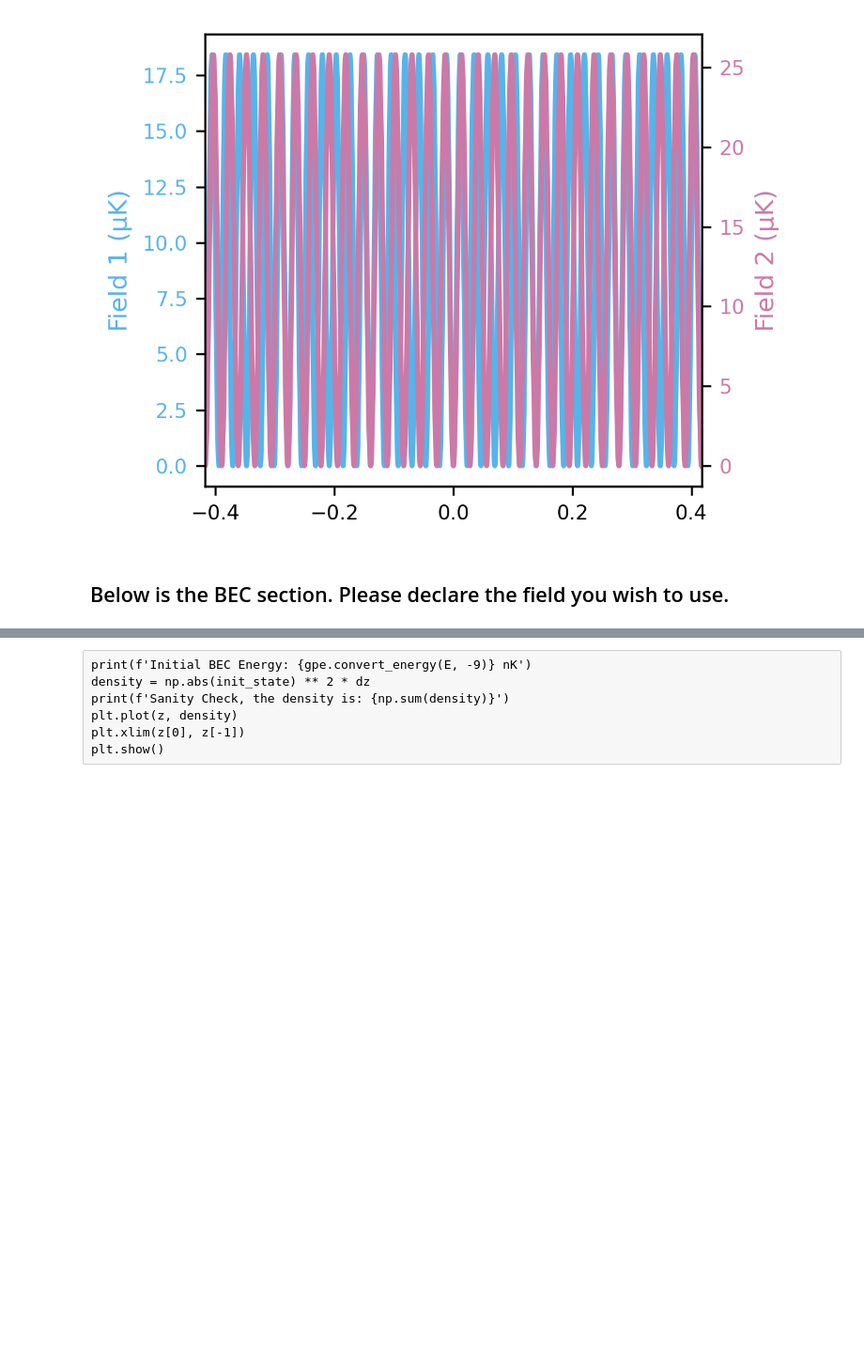
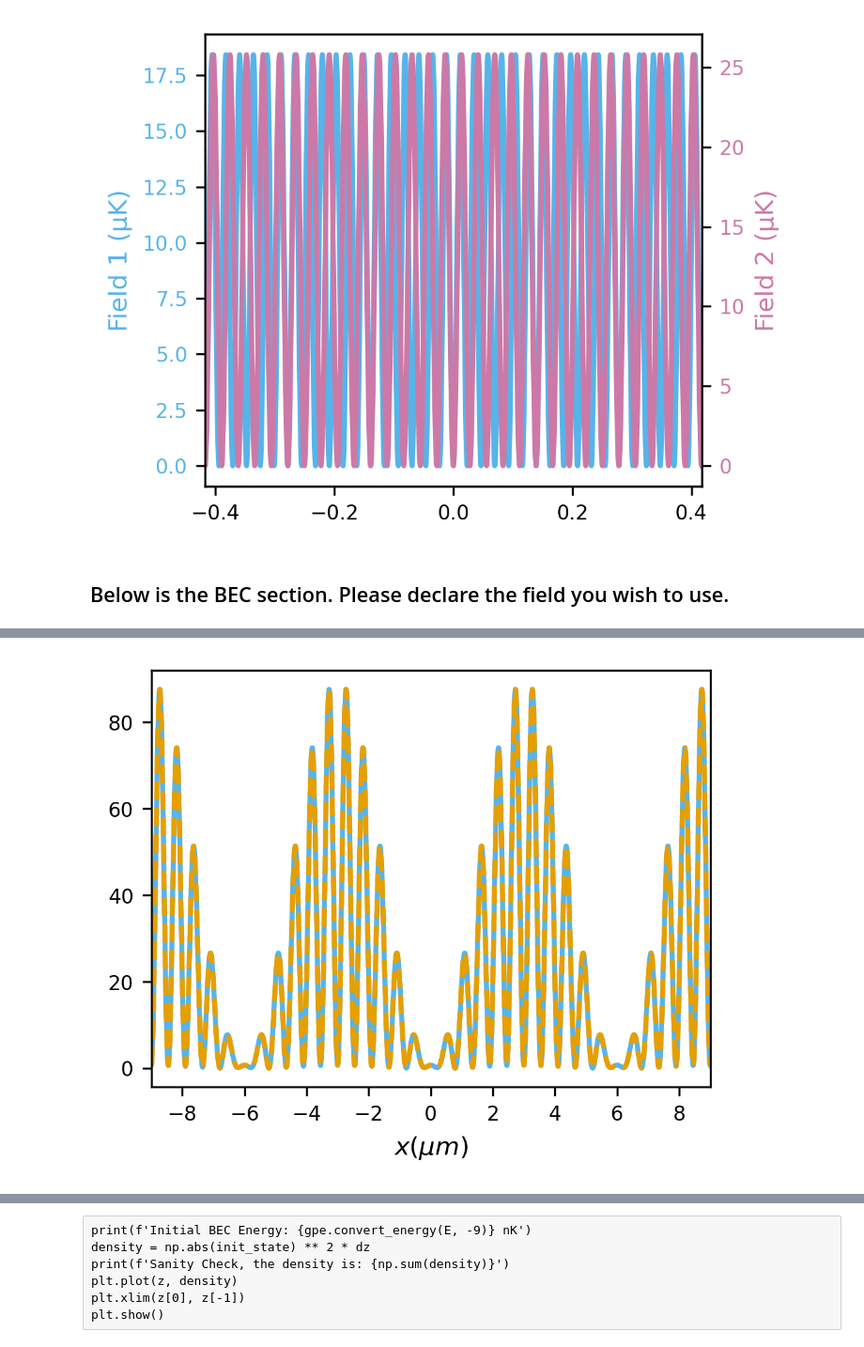
Before and after one commit to dustindberg/GPE, a Jupyter notebook: BEC_TwoFieldExample.ipynb, the cells around one changed output, grey strips where cells are left out. Shown at 94% size. Cells and saved outputs as stored; diff of their text form; code cells hidden in the pictures; blank space fills up the shorter version.

```diff
--- a/BEC_TwoFieldExample.ipynb
+++ b/BEC_TwoFieldExample.ipynb
@@ -781,3 +784,14 @@ plt.show()
+# %%
+U_left = 0.5 * gpe.convert_energy(sys_params['initial_trap'](z), -6)
+U_right = 0.5 * gpe.convert_energy(sys_params['initial_trap'](-1*z), -6)
+U_2 = U_left + U_right
+plt.plot(z_micro, gpe.convert_energy(sys_params['initial_trap'](z), -6), label='SO Potential', color=c1)
+plt.plot(z_micro, U_2, label='Counterpropagating Potentials', color=c2, linestyle='--')
+plt.xlabel('$x (μm)$')
+plt.xlim(z_micro[0], z_micro[-1])
+plt.show()
+# %% [output]
+[figure, added]
 # %%
 if pre_cooling:
     init_state, E, mu = imag_time_gpe1D(
```
Also changed, not shown: parts of 13 cells of this notebook.
